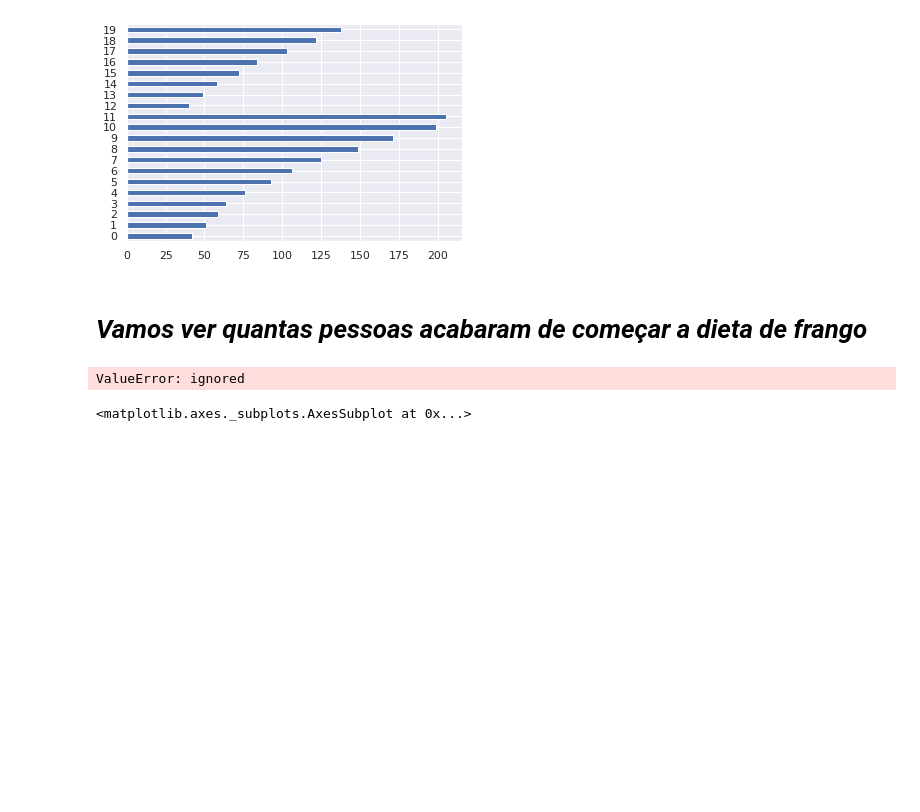
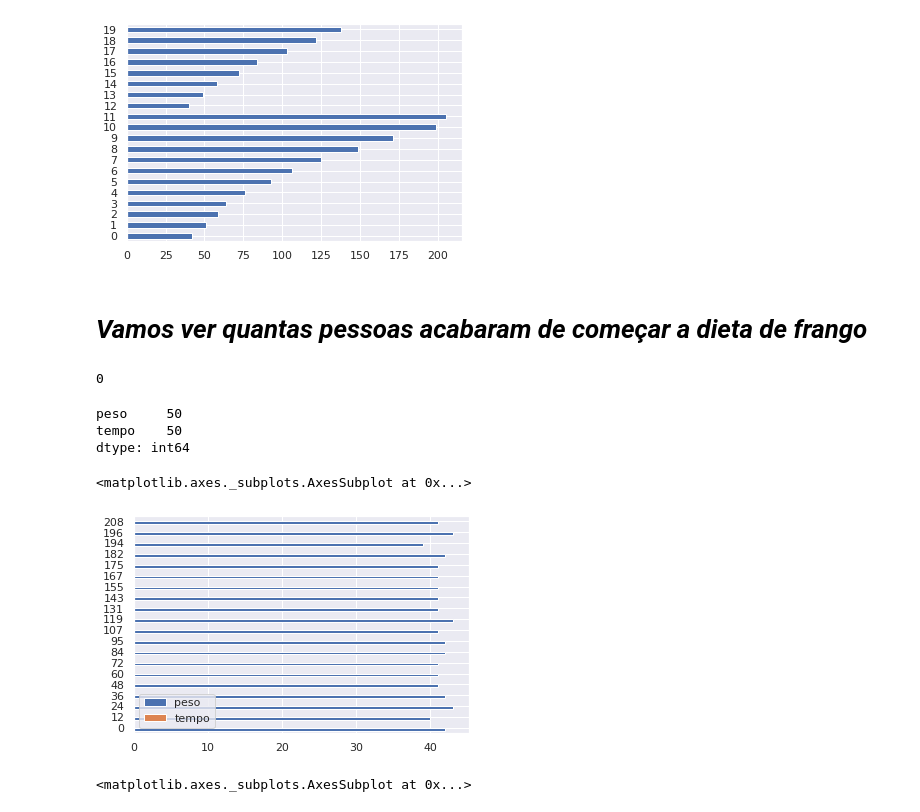
Before and after one commit to Faabry/Data_Analysis, a Jupyter notebook: Dados_da_dieta_do_frango_(Pandas).ipynb, the cells around one changed output. Cells and saved outputs as stored; diff of their text form; code cells hidden in the pictures; blank space fills up the shorter version.

```diff
--- a/Dados_da_dieta_do_frango_(Pandas).ipynb
+++ b/Dados_da_dieta_do_frango_(Pandas).ipynb
@@ -110,20 +107,30 @@ peso[:20].plot(kind='barh')
 [figure]
 # %% [markdown]
 # ***Vamos ver quantas pessoas acabaram de começar a dieta de frango***
+# %%
+dieta = df['tempo'].min()
+dieta
+
+# 0 dias é o minimo
+# %% [output]
+0
 # %%
-dieta = df['tempo'].min()
-dieta
-
-# 0 dias é o minimo
-
-dieta = df.loc[df['tempo'] == 0, ['peso', 'tempo']].count()
+df.loc[df['tempo'] == 0, ['peso', 'tempo']].count()
 
 # Temos 50 pessoas que acabaram de começar a dieta, vamos ver o peso de cada uma dela ?
-
-tot = df.loc[df['tempo'] == 0, ['peso', 'tempo']]
-tot[:20].plot(kind='barh')
 # %% [output]
-ValueError: ignored
+peso     50
+tempo    50
+dtype: int64
+# %%
+tot = df.loc[df['tempo'] == 0, ['peso', 'tempo']]
+dieta = tot['peso'].mean()
+dieta
+
+tot[:20].plot(kind='barh')
+# %% [output]
+<matplotlib.axes._subplots.AxesSubplot at 0x...>
+[figure, added]
 # %%
 tot[20:40].plot(kind='barh')
 # %% [output]
```
Also changed, not shown: parts of 21 cells of this notebook.
